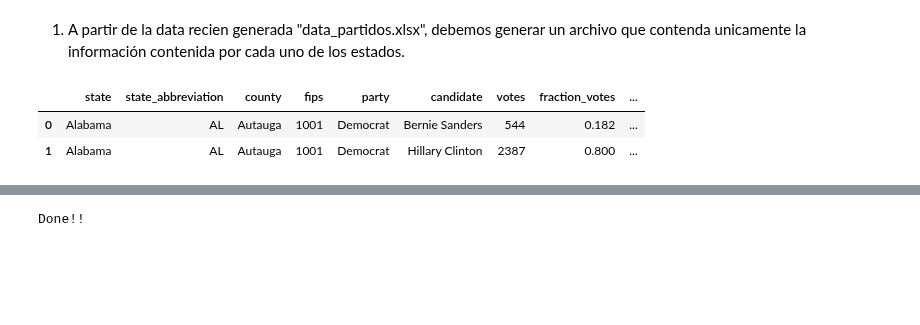
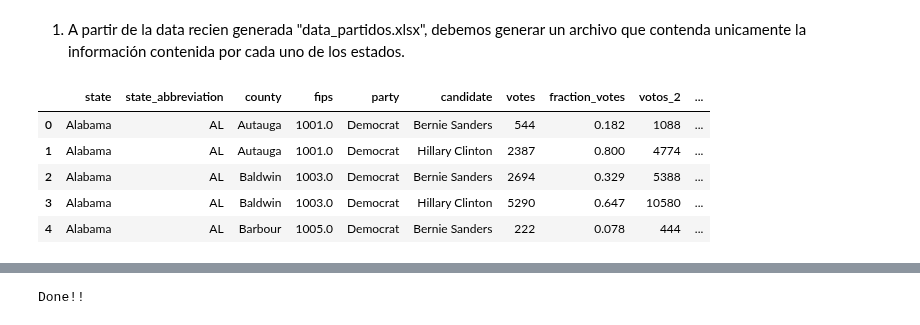
Before and after one commit to gianzk/workspacepy0926, a Jupyter notebook: teoria/Modulo5/1. Intro a Pandas.ipynb, the cells around one changed output, grey strips where cells are left out. Saved outputs shown, nothing was run; the diff lists cells and outputs as text; code cells hidden in the pictures; blank space fills up the shorter version.

```diff
--- a/teoria/Modulo5/1. Intro a Pandas.ipynb
+++ b/teoria/Modulo5/1. Intro a Pandas.ipynb
@@ -936,11 +1035,14 @@ with sqlite3.connect('base_datos.db') as conn:
 ## Exportando df a excel
 df_excel = pd.read_excel('./src/output/data_partidos.xlsx',sheet_name='data')
 # %%
-df_excel.head(2)
+df_excel.head()
 # %% [output]
-|  | state | state_abbreviation | county | fips | party | candidate | votes | fraction_votes | ... |
-| 0 | Alabama | AL | Autauga | 1001 | Democrat | Bernie Sanders | 544 | 0.182 | ... |
-| 1 | Alabama | AL | Autauga | 1001 | Democrat | Hillary Clinton | 2387 | 0.800 | ... |
+|  | state | state_abbreviation | county | fips | party | candidate | votes | fraction_votes | votos_2 | ... |
+| 0 | Alabama | AL | Autauga | 1001.0 | Democrat | Bernie Sanders | 544 | 0.182 | 1088 | ... |
+| 1 | Alabama | AL | Autauga | 1001.0 | Democrat | Hillary Clinton | 2387 | 0.800 | 4774 | ... |
+| 2 | Alabama | AL | Baldwin | 1003.0 | Democrat | Bernie Sanders | 2694 | 0.329 | 5388 | ... |
+| 3 | Alabama | AL | Baldwin | 1003.0 | Democrat | Hillary Clinton | 5290 | 0.647 | 10580 | ... |
+| 4 | Alabama | AL | Barbour | 1005.0 | Democrat | Bernie Sanders | 222 | 0.078 | 444 | ... |
 # %%
 estados = df_excel.state.unique()
 estados
```
Also changed, not shown: parts of 37 cells of this notebook, 56 other files.
